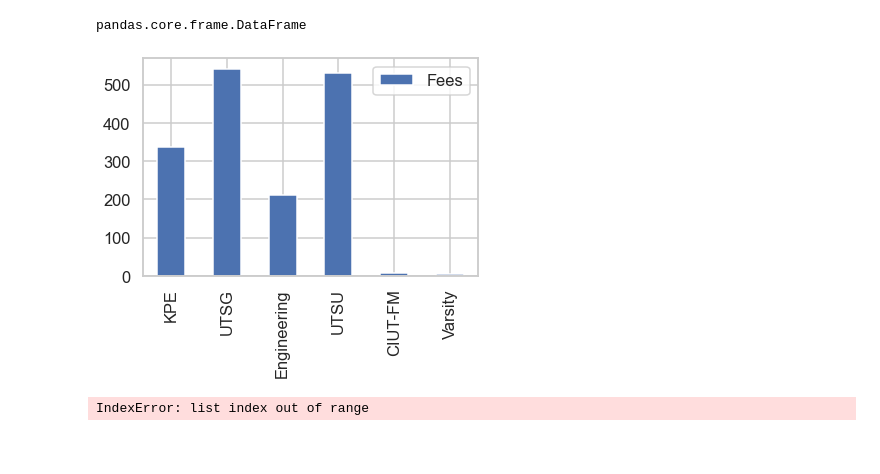
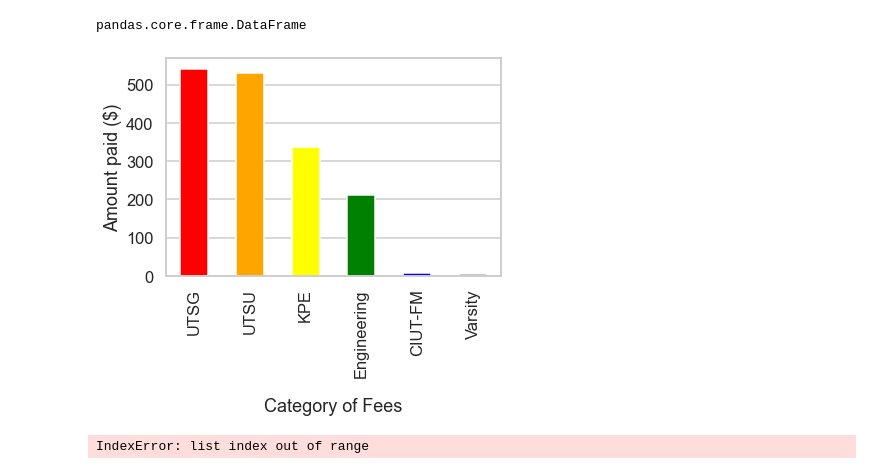
Before and after one commit to anaqiafendi/IncidentalFeeBreakdown, a Jupyter notebook: FeeBreakdown.ipynb, the cells around one changed output. Cells and saved outputs as stored; diff of their text form; code cells hidden in the pictures; blank space fills up the shorter version.

Commit message:
Added bar plot to show breakdown of fees

```diff
--- a/FeeBreakdown.ipynb
+++ b/FeeBreakdown.ipynb
@@ -106,10 +106,18 @@ grouped = groupcats(df=df,listcats={'Engineering':['Eng.', 'Engineering', 'ES']}
 grouped_bd = generate_breakdown_df(df=grouped, category='Category 1')
 # %% [output]
 pandas.core.frame.DataFrame
-# %%
-ax = grouped_bd.plot.bar(y='Fees')
-# %% [output]
-[figure, removed]
+# %%
+grouped_bd = grouped_bd.sort_values(by='Fees', ascending=False)
+ax = grouped_bd.plot.bar(y='Fees', color=['red','orange','yellow','green','blue','indigo'])
+ax.get_legend().remove()
+plt.grid(False) # Need to remove existing grid
+plt.grid(True,which='major',axis='y')
+plt.xlabel('Category of Fees', labelpad=20)
+plt.ylabel('Amount paid ($)')
+plt.colormaps='jet'
+plt.show(ax)
+# %% [output]
+[figure, added]
 # %%
  # Create some categories
 fee_cats = Fees[i].split(' ')[i].split(':')
```
